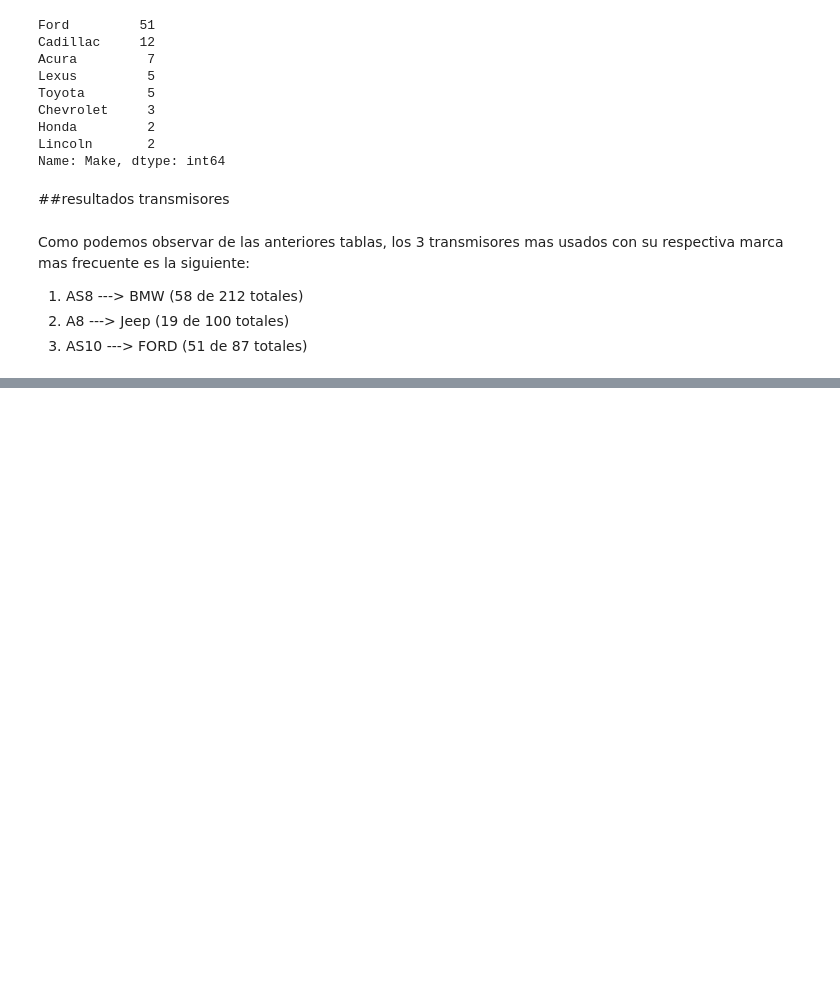
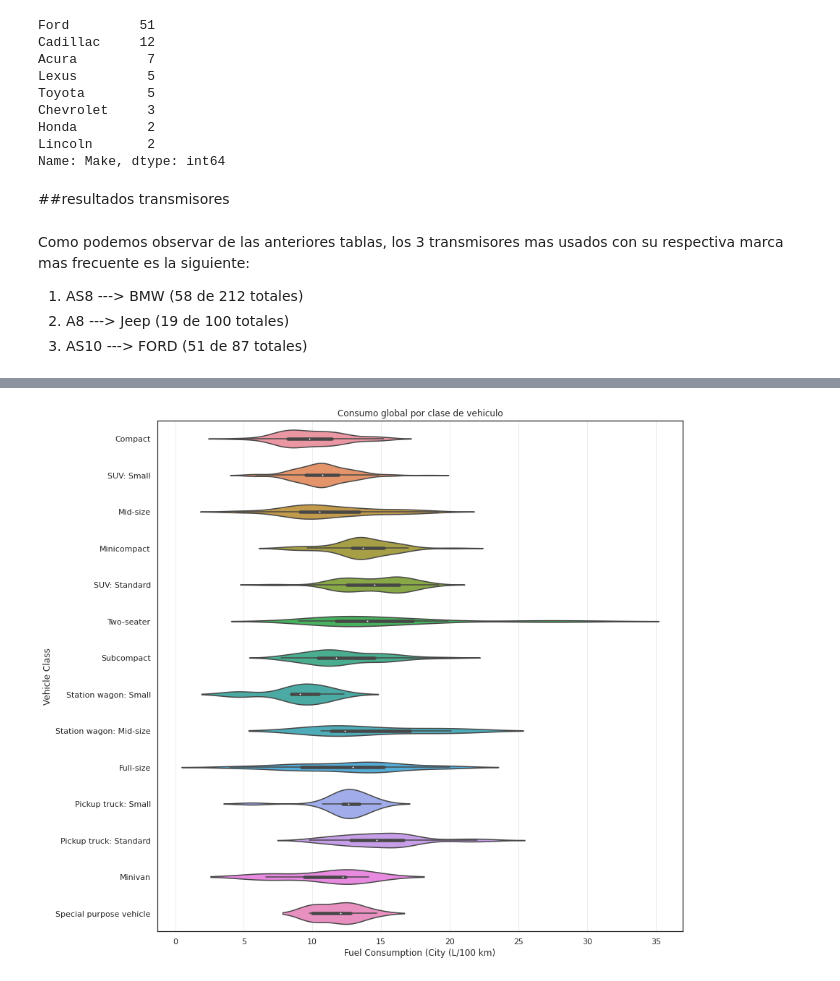
Before and after one commit to 0ces/Estadistica-1-UIS, a Jupyter notebook: notebooks/Dataset_I.ipynb, the cells around one changed output, grey strips where cells are left out. Saved outputs shown, nothing was run; the diff lists cells and outputs as text; code cells hidden in the pictures; blank space fills up the shorter version.

```diff
--- a/notebooks/Dataset_I.ipynb
+++ b/notebooks/Dataset_I.ipynb
@@ -271,0 +344,9 @@ Como podemos observar de las anteriores tablas, los 3 transmisores mas usados co
+# %%
+sns.set(rc={'figure.figsize':(13, 13)})
+sns.set_style("white")
+sns.violinplot(y=df['Vehicle Class'], x=df['Fuel Consumption (City (L/100 km)'],  orient="h")
+plt.title("Consumo global por clase de vehiculo")
+plt.gca().xaxis.grid(True, linestyle='-', which='major', color='grey', alpha=.15)
+plt.show()
+# %% [output]
+[figure, added]
```
Also changed, not shown: parts of 10 cells of this notebook.
